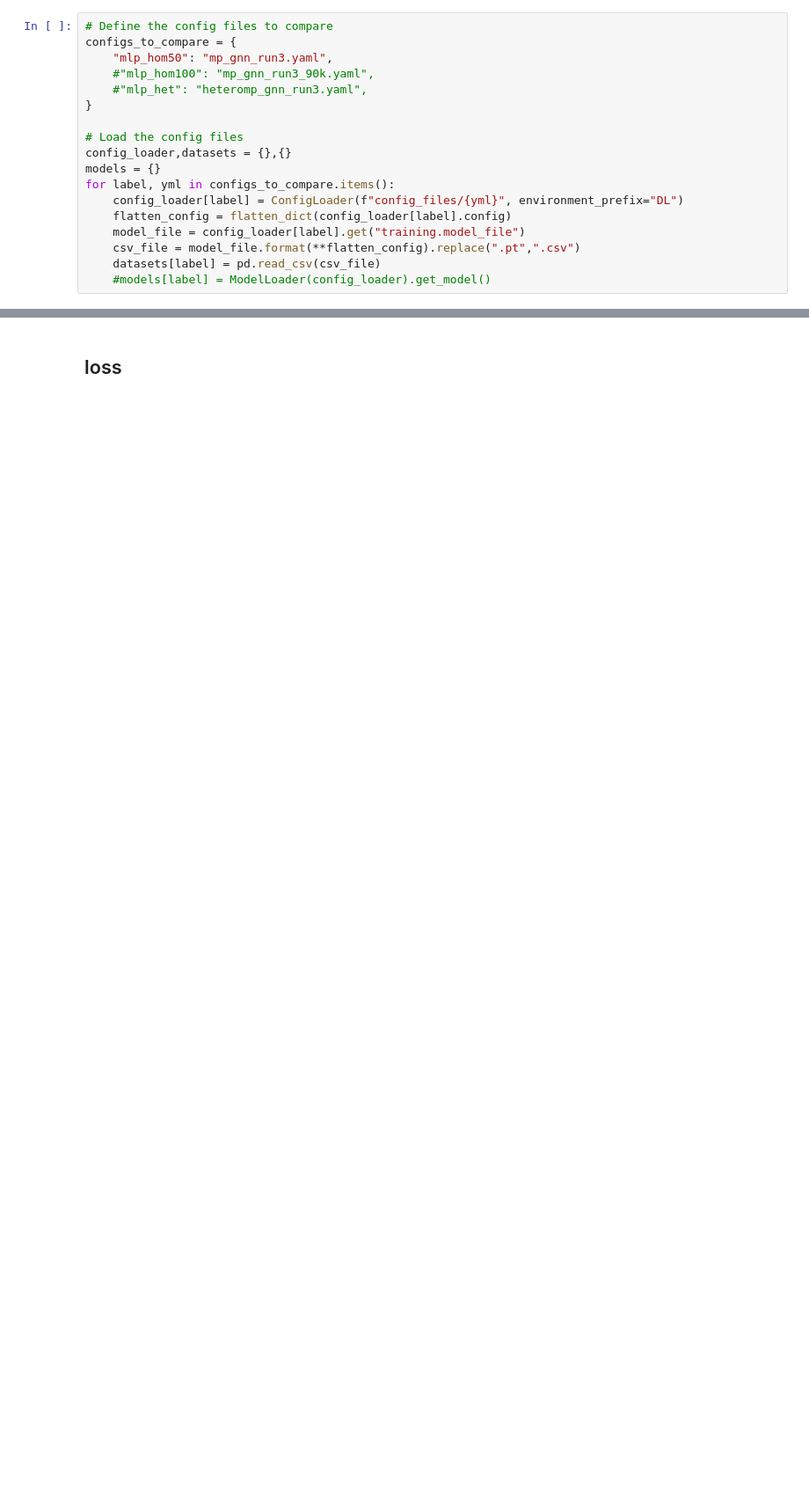
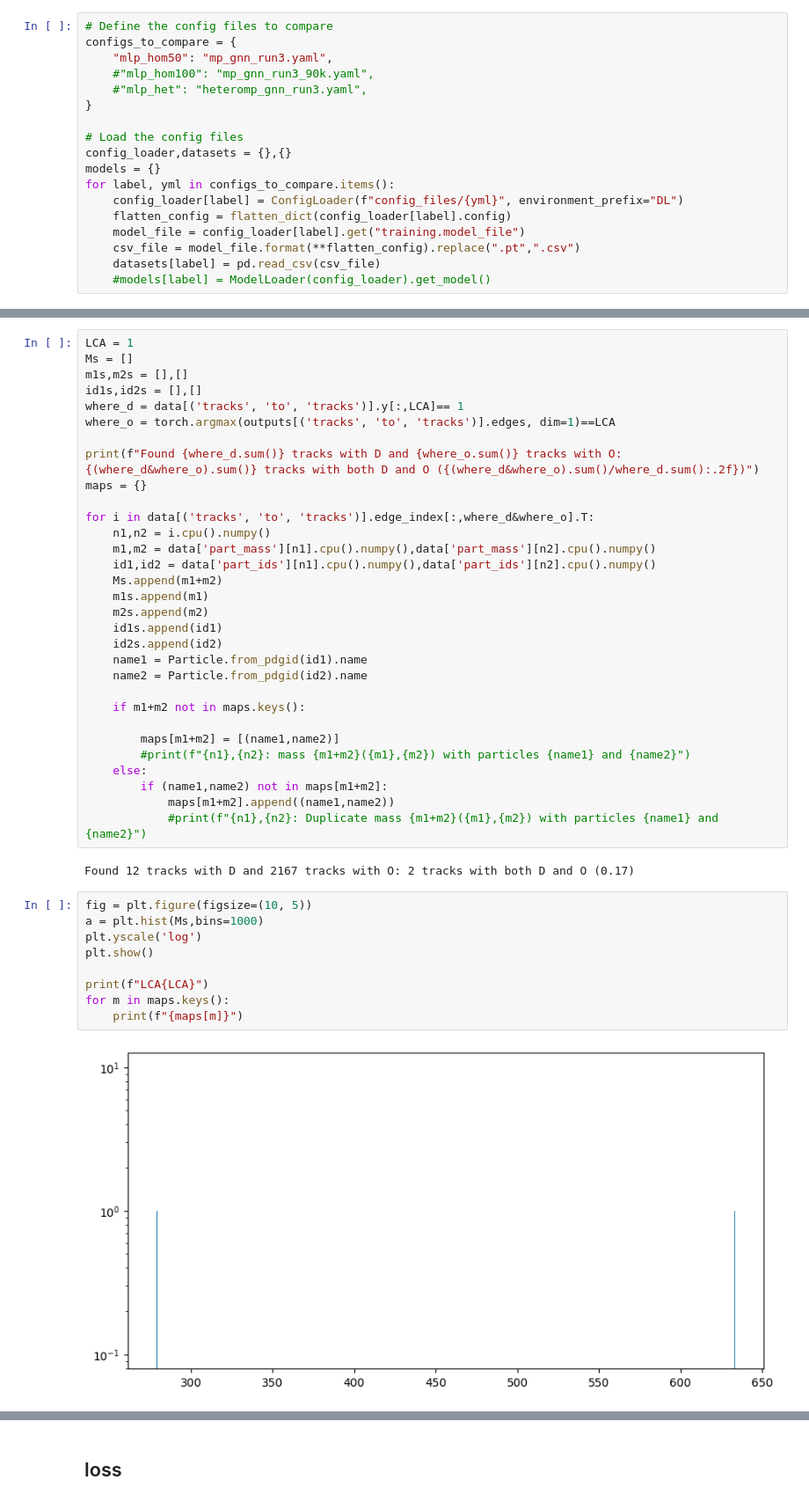
Before and after one commit to willsutcliffe/scalable_mtl_hgnn, a Jupyter notebook: Plot_Drawer.ipynb, the cells around one changed output, grey strips where cells are left out. Shown at 88% size. Saved outputs shown, nothing was run; the diff lists cells and outputs as text; blank space fills up the shorter version.

```diff
--- a/Plot_Drawer.ipynb
+++ b/Plot_Drawer.ipynb
@@ -39,0 +273,44 @@ for label, yml in configs_to_compare.items():
+# %%
+LCA = 1
+Ms = []
+m1s,m2s = [],[]
+id1s,id2s = [],[]
+where_d = data[('tracks', 'to', 'tracks')].y[:,LCA]== 1
+where_o = torch.argmax(outputs[('tracks', 'to', 'tracks')].edges, dim=1)==LCA
+
+print(f"Found {where_d.sum()} tracks with D and {where_o.sum()} tracks with O: {(where_d&where_o).sum()} tracks with both D and O ({(where_d&where_o).sum()/where_d.sum():.2f})")
+maps = {}
+
+for i in data[('tracks', 'to', 'tracks')].edge_index[:,where_d&where_o].T:
+    n1,n2 = i.cpu().numpy()
+    m1,m2 = data['part_mass'][n1].cpu().numpy(),data['part_mass'][n2].cpu().numpy()
+    id1,id2 = data['part_ids'][n1].cpu().numpy(),data['part_ids'][n2].cpu().numpy()
+    Ms.append(m1+m2)
+    m1s.append(m1)
+    m2s.append(m2)
+    id1s.append(id1)
+    id2s.append(id2)
+    name1 = Particle.from_pdgid(id1).name
+    name2 = Particle.from_pdgid(id2).name
+
+    if m1+m2 not in maps.keys():
+
+        maps[m1+m2] = [(name1,name2)]
+        #print(f"{n1},{n2}: mass {m1+m2}({m1},{m2}) with particles {name1} and {name2}")
+    else:
+        if (name1,name2) not in maps[m1+m2]:
+            maps[m1+m2].append((name1,name2))
+            #print(f"{n1},{n2}: Duplicate mass {m1+m2}({m1},{m2}) with particles {name1} and {name2}")
+# %% [output]
+Found 12 tracks with D and 2167 tracks with O: 2 tracks with both D and O (0.17)
+# %%
+fig = plt.figure(figsize=(10, 5))
+a = plt.hist(Ms,bins=1000)
+plt.yscale('log')
+plt.show()
+
+print(f"LCA{LCA}")
+for m in maps.keys():
+    print(f"{maps[m]}")
+# %% [output]
+[figure, added]
```
Also changed, not shown: parts of 12 cells of this notebook, 3 other files.
